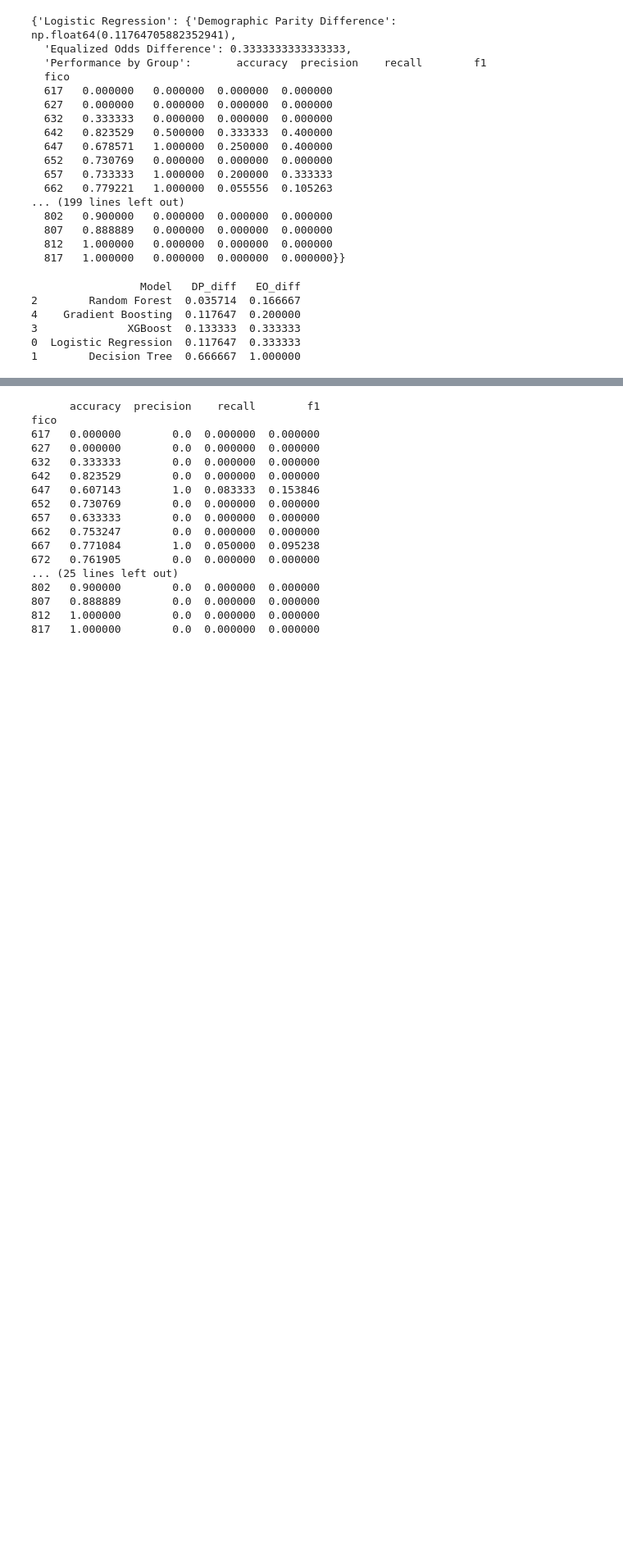
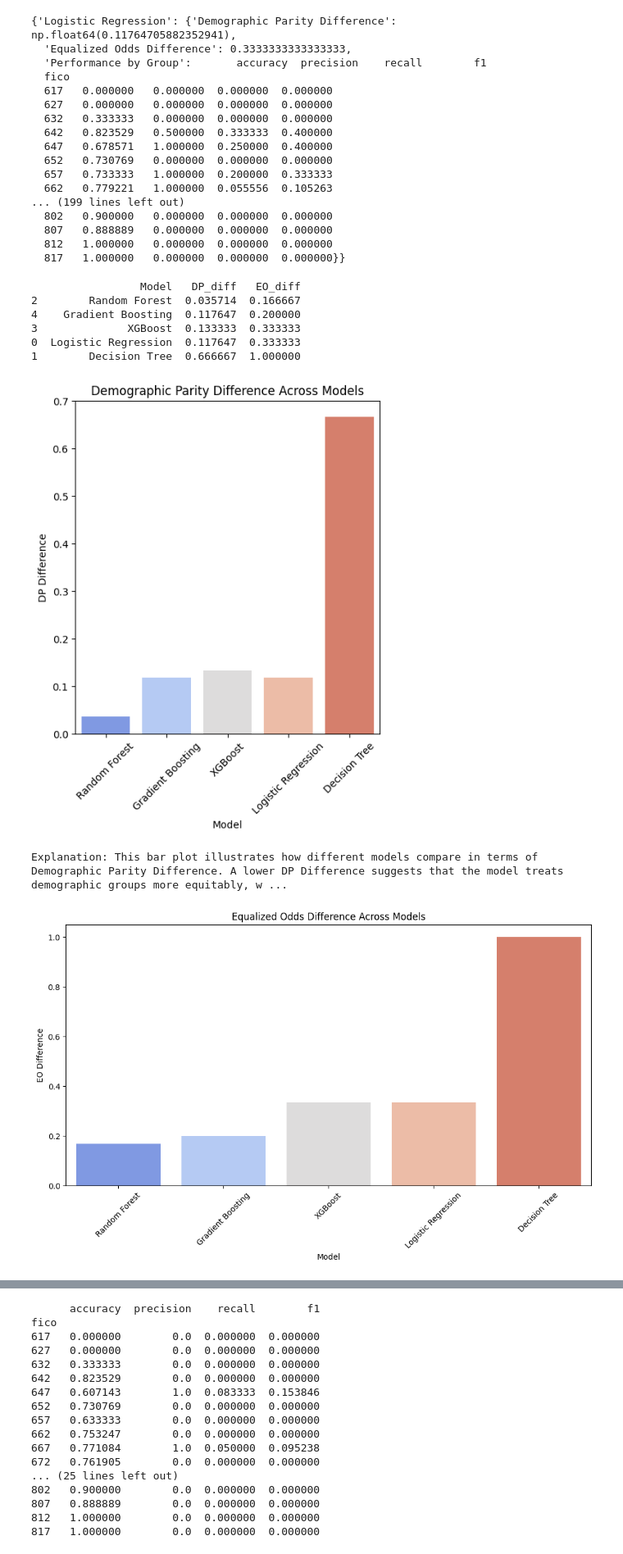
Before and after one commit to Afealete/FOXTROT-2-ASSIGNMENT-2, a Jupyter notebook: Group 4 (FOXTROT-2) Project One.ipynb, the cells around one changed output, grey strips where cells are left out. Shown at 82% size. Saved outputs shown, nothing was run; the diff lists cells and outputs as text; code cells hidden in the pictures; blank space fills up the shorter version.

```diff
--- a/Group 4 (FOXTROT-2) Project One.ipynb
+++ b/Group 4 (FOXTROT-2) Project One.ipynb
@@ -553,18 +617,60 @@ Equalized Odds Difference: 0.2000
   807   0.888889   0.000000  0.000000  0.000000
   812   1.000000   0.000000  0.000000  0.000000
   817   1.000000   0.000000  0.000000  0.000000}}
-# %%
-# Compare fairness metrics across models
-fairness_comparison = pd.DataFrame({
-    'Model': list(fairness_results.keys()),
-    'DP_diff': [r['Demographic Parity Difference'] for r in fairness_results.values()],
-    'EO_diff': [r['Equalized Odds Difference'] for r in fairness_results.values()]
-})
-print(fairness_comparison.sort_values('EO_diff'))
-# %% [output]
-                 Model   DP_diff   EO_diff
-2        Random Forest  0.035714  0.166667
-4    Gradient Boosting  0.117647  0.200000
-3              XGBoost  0.133333  0.333333
-0  Logistic Regression  0.117647  0.333333
-1        Decision Tree  0.666667  1.000000
+# %%
+import pandas as pd
+import matplotlib.pyplot as plt
+import seaborn as sns
+
+# Compare fairness metrics across models
+fairness_comparison = pd.DataFrame({
+    'Model': list(fairness_results.keys()),
+    'DP_diff': [r['Demographic Parity Difference'] for r in fairness_results.values()],
+    'EO_diff': [r['Equalized Odds Difference'] for r in fairness_results.values()]
+})
+
+# Sort by Equalized Odds Difference
+fairness_comparison = fairness_comparison.sort_values('EO_diff')
+
+# Print sorted fairness comparison table
+print(fairness_comparison)
+
+# Visualization of fairness metrics
+plt.figure(figsize=(12, 6))
+
+# Bar plot for Demographic Parity Difference
+plt.subplot(1, 2, 1)
+sns.barplot(x='Model', y='DP_diff', data=fairness_comparison, palette='coolwarm')
+plt.xticks(rotation=45)
+plt.title('Demographic Parity Difference Across Models')
+plt.ylabel('DP Difference')
+plt.xlabel('Model')
+plt.show()
+
+print("\nExplanation: This bar plot illustrates how different models compare in terms of Demographic Parity Difference. "
+      "A lower DP Difference suggests that the model treats demographic groups more equitably, while a higher difference "
+      "indicates potential bias where certain groups receive disproportionate outcomes.")
+
+# Bar plot for Equalized Odds Difference
+plt.figure(figsize=(12, 6))
+sns.barplot(x='Model', y='EO_diff', data=fairness_comparison, palette='coolwarm')
+plt.xticks(rotation=45)
+plt.title('Equalized Odds Difference Across Models')
+plt.ylabel('EO Difference')
+plt.xlabel('Model')
+plt.show()
+
+print("\nExplanation: The Equalized Odds Difference measures how equally a model predicts outcomes across different groups "
+      "given the same ground truth labels. If a model has a higher EO Difference, it suggests potential disparities in its "
+      "predictive fairness, meaning that some groups might be systematically disadvantaged. Ideally, models should have low EO differences "
+      "to ensure fairness in predictive outcomes.")
+# %% [output]
+                 Model   DP_diff   EO_diff
+2        Random Forest  0.035714  0.166667
+4    Gradient Boosting  0.117647  0.200000
+3              XGBoost  0.133333  0.333333
+0  Logistic Regression  0.117647  0.333333
+1        Decision Tree  0.666667  1.000000
+[figure, added]
+Explanation: This bar plot illustrates how different models compare in terms of Demographic Parity Difference. A lower DP Difference suggests that the model treats demographic groups more equitably, w ...
+[figure, added]
```
Also changed, not shown: parts of 4 cells of this notebook.
